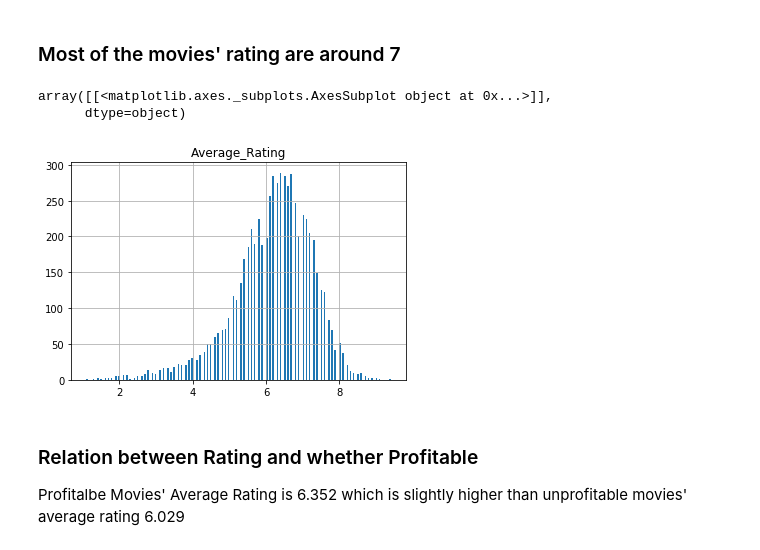
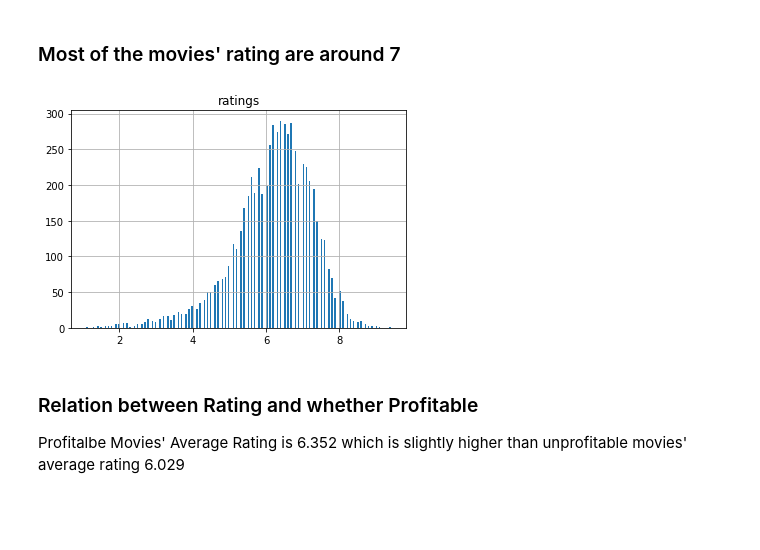
Before and after one commit to pupboss/CE7454-Project-Fall2019, a Jupyter notebook: notebook/notebook.ipynb, the cells around one changed output. Cells and saved outputs as stored; diff of their text form; code cells hidden in the pictures; blank space fills up the shorter version.

```diff
--- a/notebook/notebook.ipynb
+++ b/notebook/notebook.ipynb
@@ -267,11 +115,10 @@ percentage of profitable movies: 48.104
 # %% [markdown]
 ### Most of the movies' rating are around 7
 # %%
-imdb.hist(column="Average_Rating",bins=200)
+imdb.hist(column="ratings",bins=200)
+plt.show()
 # %% [output]
-array([[<matplotlib.axes._subplots.AxesSubplot object at 0x...>]],
-      dtype=object)
-[figure, old version]
+[figure, new version]
 # %% [markdown]
 ### Relation between Rating and whether Profitable
 
```
Also changed, not shown: parts of 24 cells of this notebook, 4 other files.
